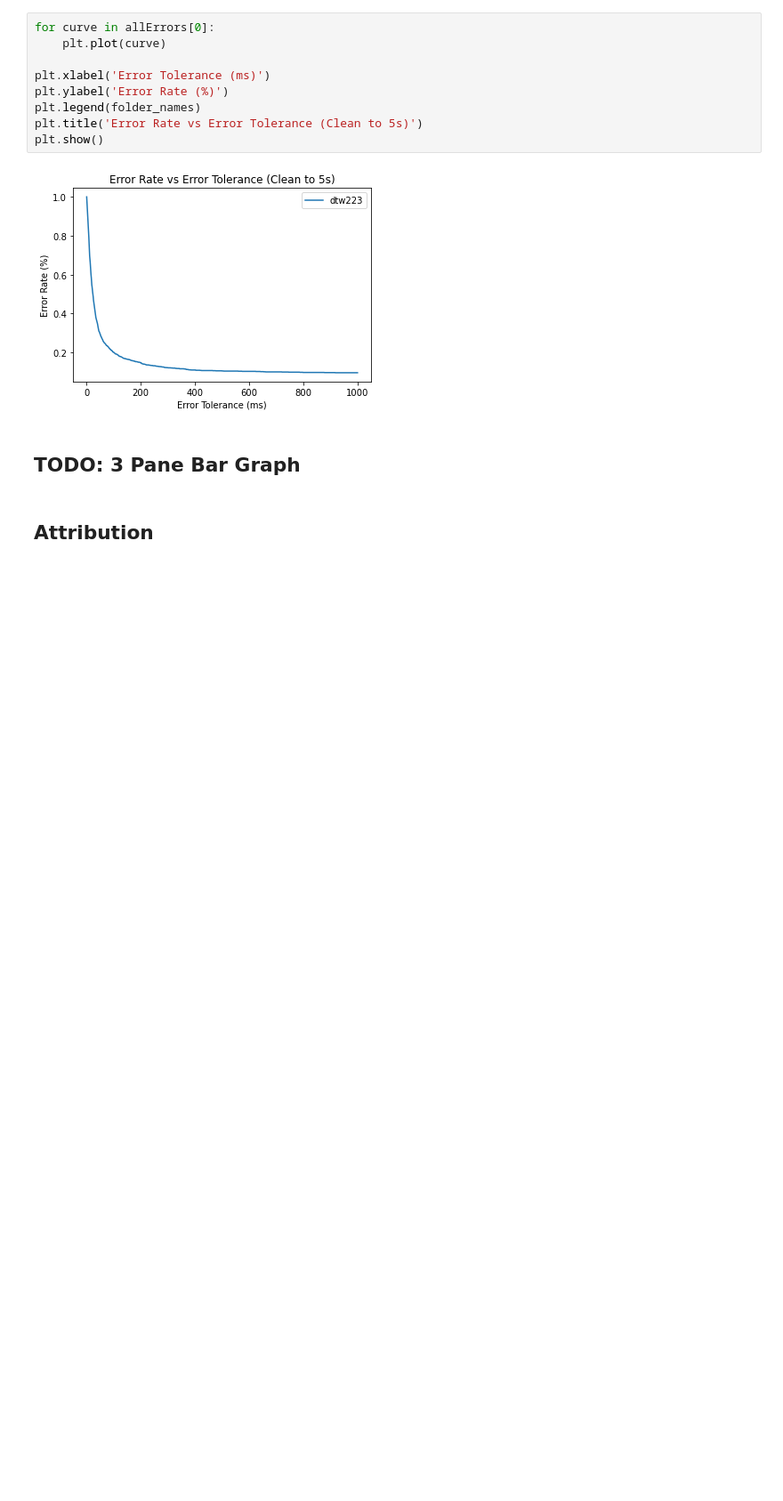
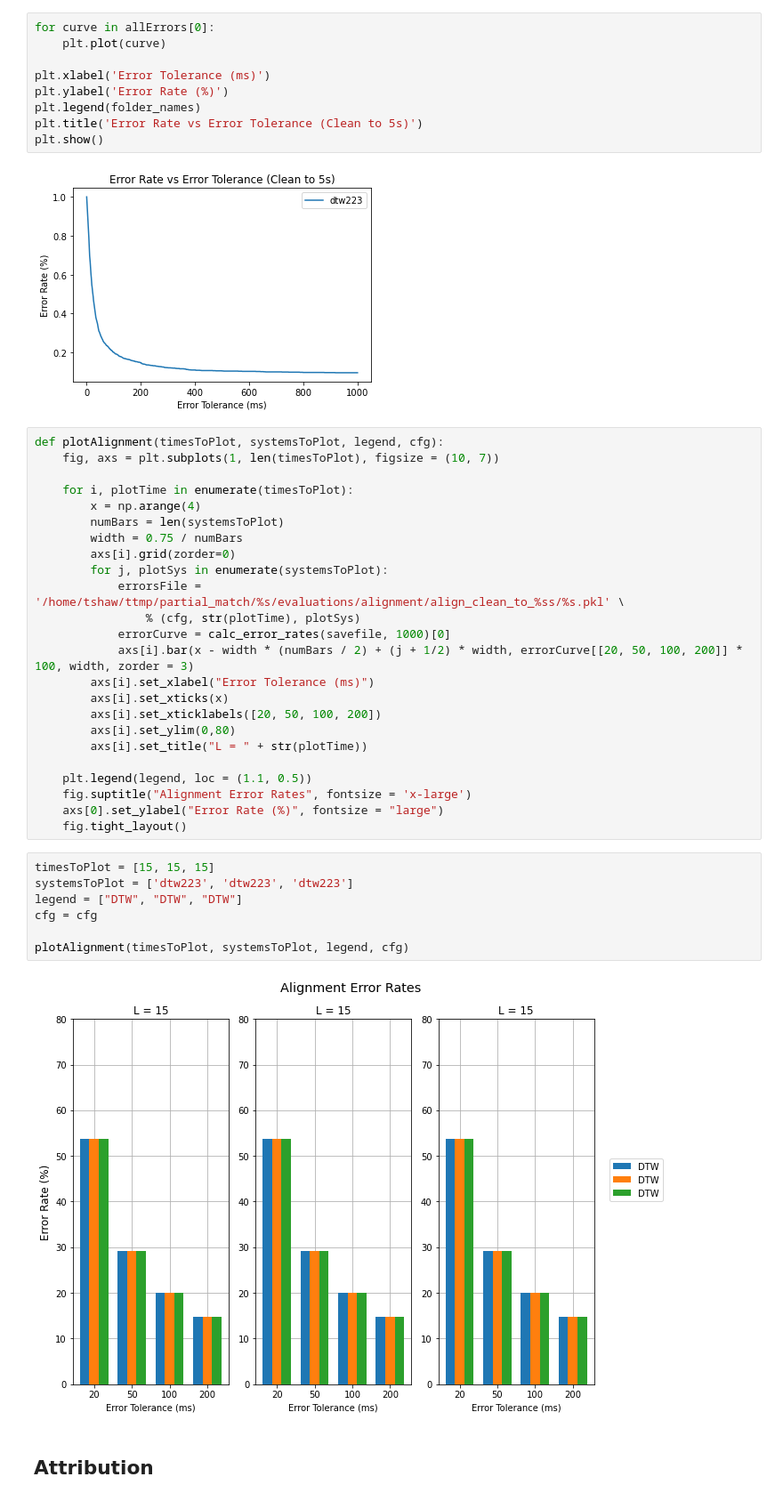
Before and after one commit to HMC-MIR/HSTW, a Jupyter notebook: 06_music_eval.ipynb, the cells around one changed output. Shown: that part at 89% size. Cells and saved outputs as stored; diff of their text form; blank space fills up the shorter version.

Commit message:
Added figures for music

```diff
--- a/06_music_eval.ipynb
+++ b/06_music_eval.ipynb
@@ -293,8 +293,39 @@ plt.title('Error Rate vs Error Tolerance (Clean to 5s)')
 plt.show()
 # %% [output]
 [figure]
-# %% [markdown]
-## TODO: 3 Pane Bar Graph
+# %%
+def plotAlignment(timesToPlot, systemsToPlot, legend, cfg):
+    fig, axs = plt.subplots(1, len(timesToPlot), figsize = (10, 7))
+
+    for i, plotTime in enumerate(timesToPlot):
+        x = np.arange(4)
+        numBars = len(systemsToPlot)
+        width = 0.75 / numBars
+        axs[i].grid(zorder=0)
+        for j, plotSys in enumerate(systemsToPlot):
+            errorsFile = '/home/tshaw/ttmp/partial_match/%s/evaluations/alignment/align_clean_to_%ss/%s.pkl' \
+                % (cfg, str(plotTime), plotSys)
+            errorCurve = calc_error_rates(savefile, 1000)[0]
+            axs[i].bar(x - width * (numBars / 2) + (j + 1/2) * width, errorCurve[[20, 50, 100, 200]] * 100, width, zorder = 3)
+        axs[i].set_xlabel("Error Tolerance (ms)")
+        axs[i].set_xticks(x)
+        axs[i].set_xticklabels([20, 50, 100, 200])
+        axs[i].set_ylim(0,80)
+        axs[i].set_title("L = " + str(plotTime))
+
+    plt.legend(legend, loc = (1.1, 0.5))
+    fig.suptitle("Alignment Error Rates", fontsize = 'x-large')
+    axs[0].set_ylabel("Error Rate (%)", fontsize = "large")
+    fig.tight_layout()
+# %%
+timesToPlot = [15, 15, 15]
+systemsToPlot = ['dtw223', 'dtw223', 'dtw223']
+legend = ["DTW", "DTW", "DTW"]
+cfg = cfg
+
+plotAlignment(timesToPlot, systemsToPlot, legend, cfg)
+# %% [output]
+[figure, added]
 # %% [markdown]
 ## Attribution
 # %%
```
Also changed, not shown: parts of 8 cells of this notebook.
